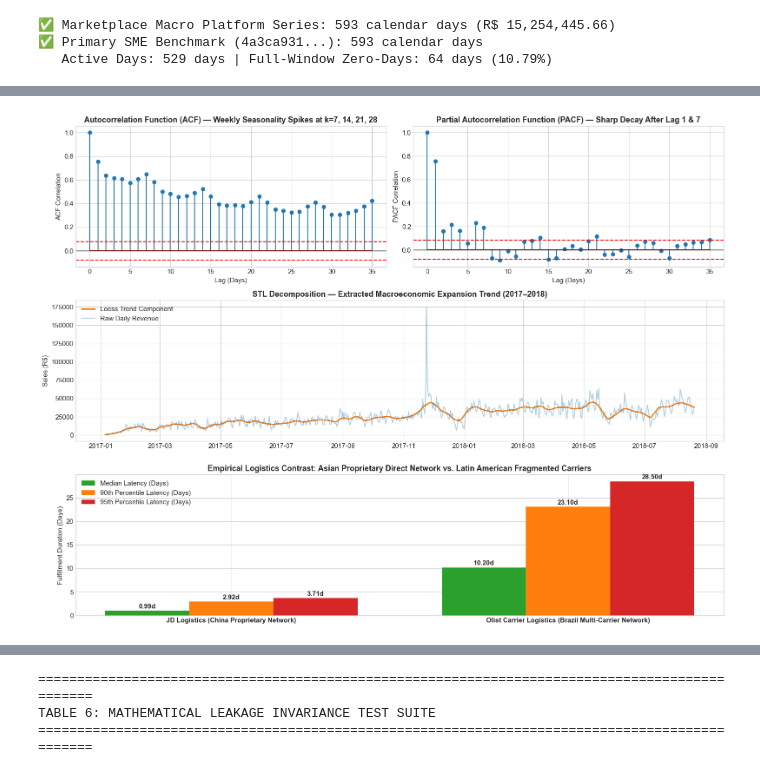
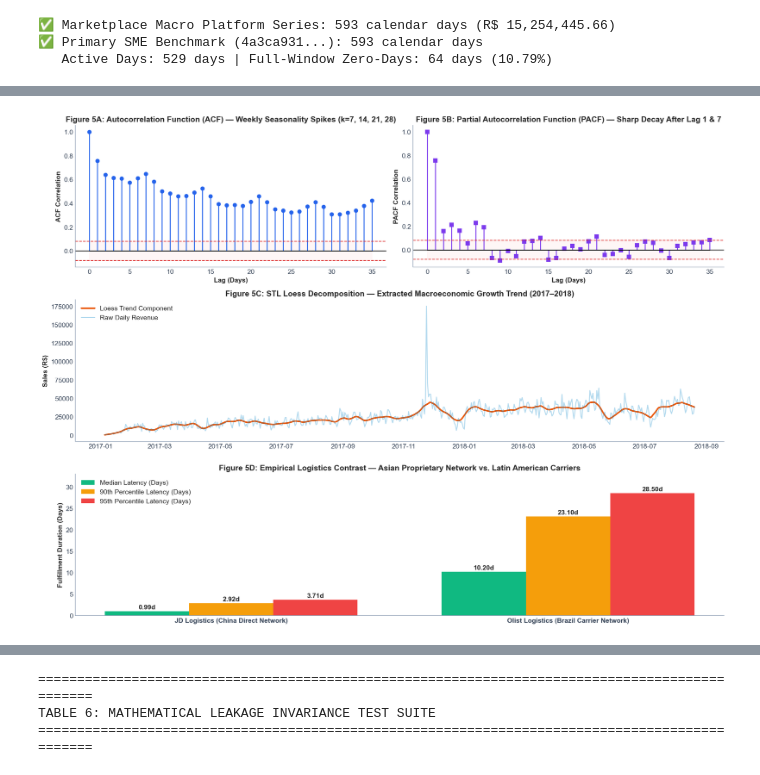
Before and after one commit to mdarmanaliashik/FinSight-AI, a Jupyter notebook: notebooks/Phase1_Data_Ingestion_And_EDA.ipynb, the cells around one changed output, grey strips where cells are left out. Cells and saved outputs as stored; diff of their text form; code cells hidden in the pictures.

```diff
--- a/notebooks/Phase1_Data_Ingestion_And_EDA.ipynb
+++ b/notebooks/Phase1_Data_Ingestion_And_EDA.ipynb
@@ -583,72 +702,74 @@ TABLE 5B: FINANCIAL OUTLIER SENSITIVITY (BLACK FRIDAY AS DETERMINISTIC PROMOTION
 | 0 | Full Empirical Data (Accounting T... | 593 | 25724.19 | 14215.09 | 175178.46 | 2.250 | 19.503 | 22.503 | ... |
 | 1 | Trimmed (Excluding Black Friday) | 592 | 25471.74 | 12827.79 | 70683.26 | 0.448 | -0.206 | 2.794 | ... |
 # %%
-# 6.3 Publication Figure 2: ACF/PACF, STL Loess Decomposition & Delivery Latency Contrast
 from statsmodels.tsa.stattools import acf, pacf
 from statsmodels.tsa.seasonal import STL
 
 fig = plt.figure(figsize=(16, 12))
 gs = fig.add_gridspec(3, 2)
 
-# Subplot A: ACF
 ax_acf = fig.add_subplot(gs[0, 0])
 acf_vals = acf(daily_platform_full["sales"], nlags=35)
-ax_acf.stem(range(len(acf_vals)), acf_vals)
+ax_acf.stem(range(len(acf_vals)), acf_vals, linefmt='#2563eb', markerfmt='o', basefmt='black')
 ax_acf.axhline(0, color="black", lw=1)
-ax_acf.axhline(1.96 / np.sqrt(len(daily_platform_full)), color="red", linestyle="--")
-ax_acf.axhline(-1.96 / np.sqrt(len(daily_platform_full)), color="red", linestyle="--")
-ax_acf.set_title("Autocorrelation Function (ACF) — Weekly Seasonality Spikes at k=7, 14, 21, 28", fontweight="bold")
+ax_acf.axhline(1.96 / np.sqrt(len(daily_platform_full)), color="#dc2626", linestyle="--", lw=1.2)
+ax_acf.axhline(-1.96 / np.sqrt(len(daily_platform_full)), color="#dc2626", linestyle="--", lw=1.2)
+ax_acf.fill_between(range(len(acf_vals)), -1.96 / np.sqrt(len(daily_platform_full)), 1.96 / np.sqrt(len(daily_platform_full)), color='#fee2e2', alpha=0.3)
+ax_acf.set_title("Figure 5A: Autocorrelation Function (ACF) — Weekly Seasonality Spikes (k=7, 14, 21, 28)", fontweight="bold")
 ax_acf.set_xlabel("Lag (Days)")
 ax_acf.set_ylabel("ACF Correlation")
+sns.despine(ax=ax_acf)
 
-# Subplot B: PACF
 ax_pacf = fig.add_subplot(gs[0, 1])
 pacf_vals = pacf(daily_platform_full["sales"], nlags=35)
-ax_pacf.stem(range(len(pacf_vals)), pacf_vals)
+ax_pacf.stem(range(len(pacf_vals)), pacf_vals, linefmt='#7c3aed', markerfmt='s', basefmt='black')
 ax_pacf.axhline(0, color="black", lw=1)
-ax_pacf.axhline(1.96 / np.sqrt(len(daily_platform_full)), color="red", linestyle="--")
-ax_pacf.axhline(-1.96 / np.sqrt(len(daily_platform_full)), color="red", linestyle="--")
-ax_pacf.set_title("Partial Autocorrelation Function (PACF) — Sharp Decay After Lag 1 & 7", fontweight="bold")
+ax_pacf.axhline(1.96 / np.sqrt(len(daily_platform_full)), color="#dc2626", linestyle="--", lw=1.2)
+ax_pacf.axhline(-1.96 / np.sqrt(len(daily_platform_full)), color="#dc2626", linestyle="--", lw=1.2)
+ax_pacf.fill_between(range(len(pacf_vals)), -1.96 / np.sqrt(len(daily_platform_full)), 1.96 / np.sqrt(len(daily_platform_full)), color='#fee2e2', alpha=0.3)
+ax_pacf.set_title("Figure 5B: Partial Autocorrelation Function (PACF) — Sharp Decay After Lag 1 & 7", fontweight="bold")
 ax_pacf.set_xlabel("Lag (Days)")
 ax_pacf.set_ylabel("PACF Correlation")
+sns.despine(ax=ax_pacf)
 
-# Subplot C: STL Decomposition
 stl_res = STL(daily_platform_full.set_index("Date")["sales"], period=7, robust=True).fit()
 ax_stl_trend = fig.add_subplot(gs[1, :])
-ax_stl_trend.plot(daily_platform_full["Date"], stl_res.trend, color="#ff7f0e", lw=2.2, label="Loess Trend Component")
-ax_stl_trend.plot(daily_platform_full["Date"], daily_platform_full["sales"], color="#1f77b4", alpha=0.35, label="Raw Daily Revenue")
-ax_stl_trend.set_title("STL Decomposition — Extracted Macroeconomic Expansion Trend (2017–2018)", fontweight="bold")
+ax_stl_trend.plot(daily_platform_full["Date"], stl_res.trend, color="#ea580c", lw=2.5, label="Loess Trend Component")
+ax_stl_trend.plot(daily_platform_full["Date"], daily_platform_full["sales"], color="#0284c7", alpha=0.30, label="Raw Daily Revenue")
+ax_stl_trend.set_title("Figure 5C: STL Loess Decomposition — Extracted Macroeconomic Growth Trend (2017–2018)", fontweight="bold")
 ax_stl_trend.set_ylabel("Sales (R$)")
 ax_stl_trend.legend(loc="upper left")
+sns.despine(ax=ax_stl_trend)
 
-# Subplot D: Empirical Delivery Latency Distribution Comparison
 ax_deliv = fig.add_subplot(gs[2, :])
-summary_labels = ["JD Logistics (China Proprietary Network)", "Olist Carrier Logistics (Brazil Multi-Carrier Network)"]
+summary_labels = ["JD Logistics (China Direct Network)", "Olist Logistics (Brazil Carrier Network)"]
 medians = [deliv_audit['median_fulfillment_days'], 10.200]
 p90s = [deliv_audit['p90_fulfillment_days'], 23.100]
 p95s = [3.707, 28.500]
 
 x = np.arange(len(summary_labels))
 width = 0.25
 
-ax_deliv.bar(x - width, medians, width, label='Median Latency (Days)', color='#2ca02c')
-ax_deliv.bar(x, p90s, width, label='90th Percentile Latency (Days)', color='#ff7f0e')
-ax_deliv.bar(x + width, p95s, width, label='95th Percentile Latency (Days)', color='#d62728')
+ax_deliv.bar(x - width, medians, width, label='Median Latency (Days)', color='#10b981')
+ax_deliv.bar(x, p90s, width, label='90th Percentile Latency (Days)', color='#f59e0b')
+ax_deliv.bar(x + width, p95s, width, label='95th Percentile Latency (Days)', color='#ef4444')
 
 ax_deliv.set_ylabel('Fulfillment Duration (Days)')
-ax_deliv.set_title('Empirical Logistics Contrast: Asian Proprietary Direct Network vs. Latin American Fragmented Carriers', fontweight='bold')
+ax_deliv.set_title('Figure 5D: Empirical Logistics Contrast — Asian Proprietary Network vs. Latin American Carriers', fontweight='bold')
 ax_deliv.set_xticks(x)
 ax_deliv.set_xticklabels(summary_labels, fontweight='bold')
-ax_deliv.legend()
+ax_deliv.legend(loc='upper left')
 for i in x:
     ax_deliv.text(i - width, medians[i] + 0.5, f"{medians[i]:.2f}d", ha='center', fontweight='bold')
     ax_deliv.text(i, p90s[i] + 0.5, f"{p90s[i]:.2f}d", ha='center', fontweight='bold')
     ax_deliv.text(i + width, p95s[i] + 0.5, f"{p95s[i]:.2f}d", ha='center', fontweight='bold')
+ax_deliv.set_ylim(0, 33)
+sns.despine(ax=ax_deliv)
 
 plt.tight_layout()
 plt.show()
 # %% [output]
-[figure, old version]
+[figure, new version]
 # %% [markdown]
 ### 🔬 Section 5 & 6 Empirical Findings: Demand Taxonomy, Stationarity & Deterministic Outlier Decomposition
 
```
Also changed, not shown: parts of 19 cells of this notebook, 1 other file.
